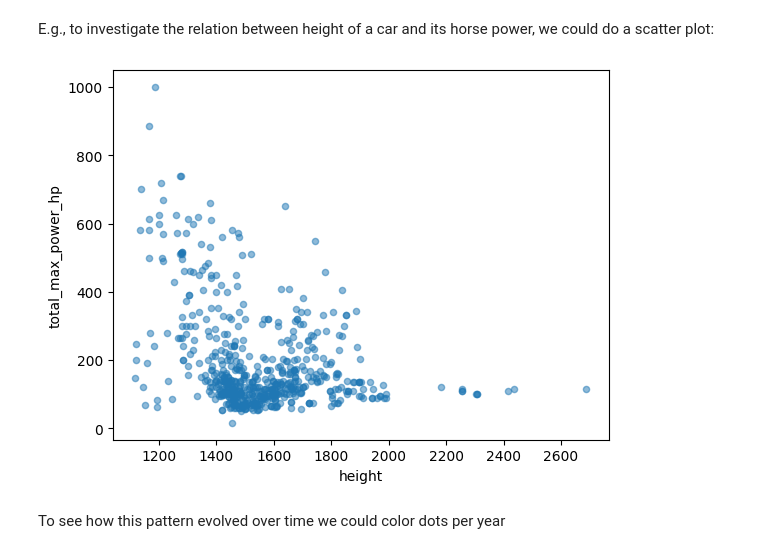
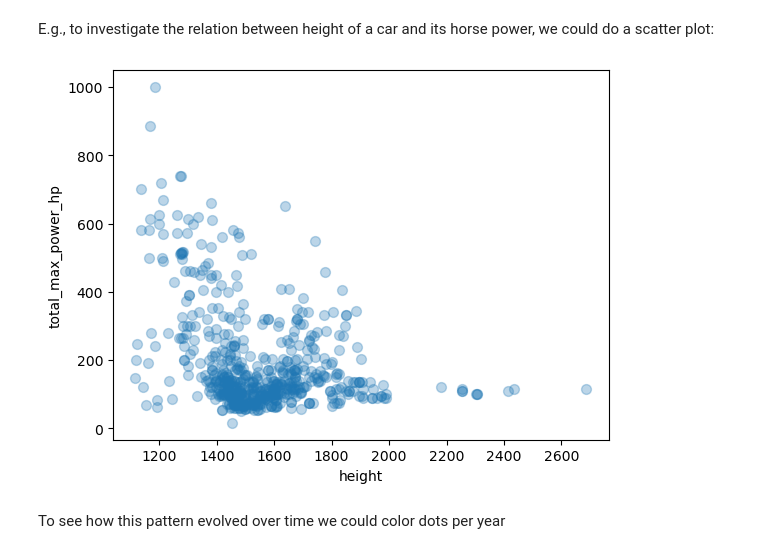
Before and after one commit to ciri/iese-dsfb, a Jupyter notebook: notebooks/200-Pandas.ipynb, the cells around one changed output. Cells and saved outputs as stored; diff of their text form; code cells hidden in the pictures.

```diff
--- a/notebooks/200-Pandas.ipynb
+++ b/notebooks/200-Pandas.ipynb
@@ -408,9 +408,9 @@ Behind the scenes pandas calls on other python libraries, including `numpy` but
 # %% [markdown]
 E.g., to investigate the relation between height of a car and its horse power, we could do a scatter plot:
 # %%
-df.plot.scatter(x='height',y='total_max_power_hp',alpha=0.5);
+df.plot.scatter(x='height',y='total_max_power_hp', alpha=0.3, s= 50);
 # %% [output]
-[figure, old version]
+[figure, new version]
 # %% [markdown]
 To see how this pattern evolved over time we could color dots per year
 # %%
```
Also changed, not shown: parts of 1 cell of this notebook, 1 other file.
